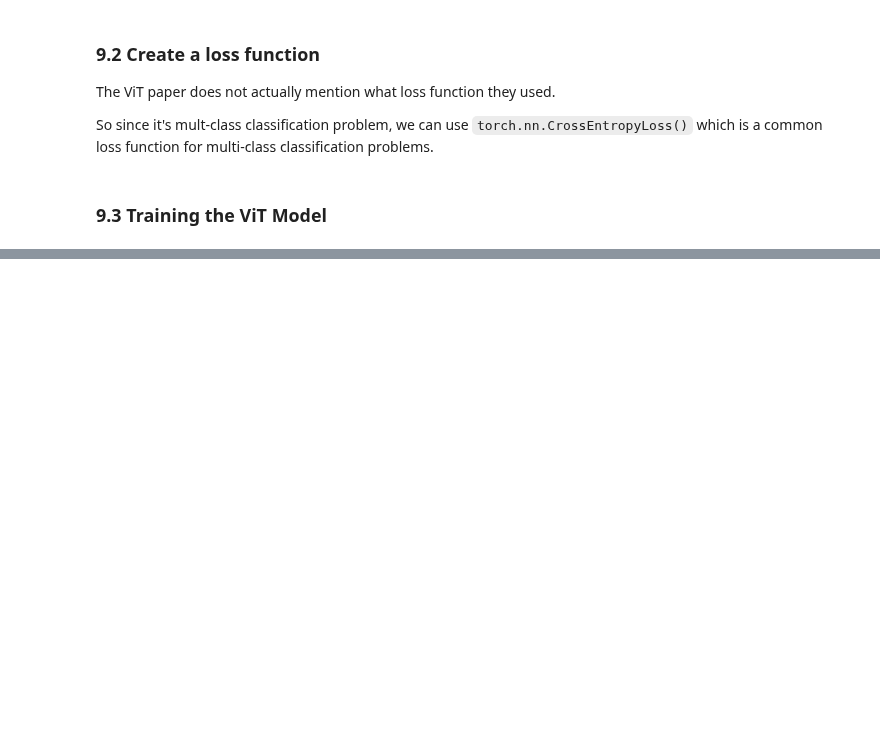
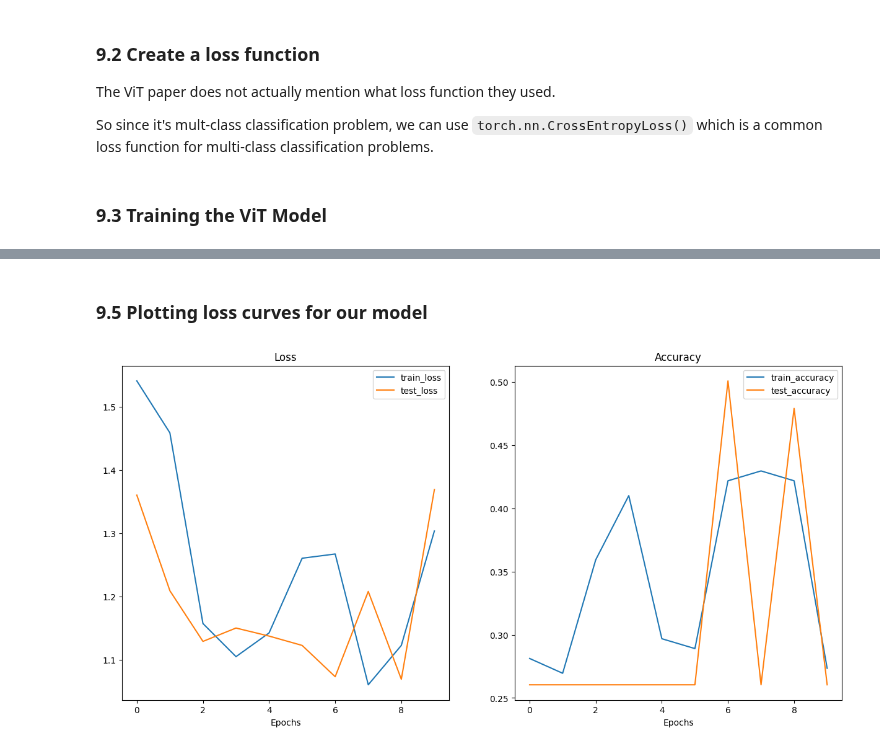
Before and after one commit to thany-8/picksense, a Jupyter notebook: notebooks/01_picksense_main.ipynb, the cells around one changed output, grey strips where cells are left out. Cells and saved outputs as stored; diff of their text form; code cells hidden in the pictures; blank space fills up the shorter version.

```diff
--- a/notebooks/01_picksense_main.ipynb
+++ b/notebooks/01_picksense_main.ipynb
@@ -1021,0 +1353,8 @@ results = engine.train(
+# %% [markdown]
+### 9.5 Plotting loss curves for our model
+# %%
+from helper_functions import plot_loss_curves
+
+plot_loss_curves(results)
+# %% [output]
+[figure, added]
```
Also changed, not shown: parts of 67 cells of this notebook, 2 other files.
